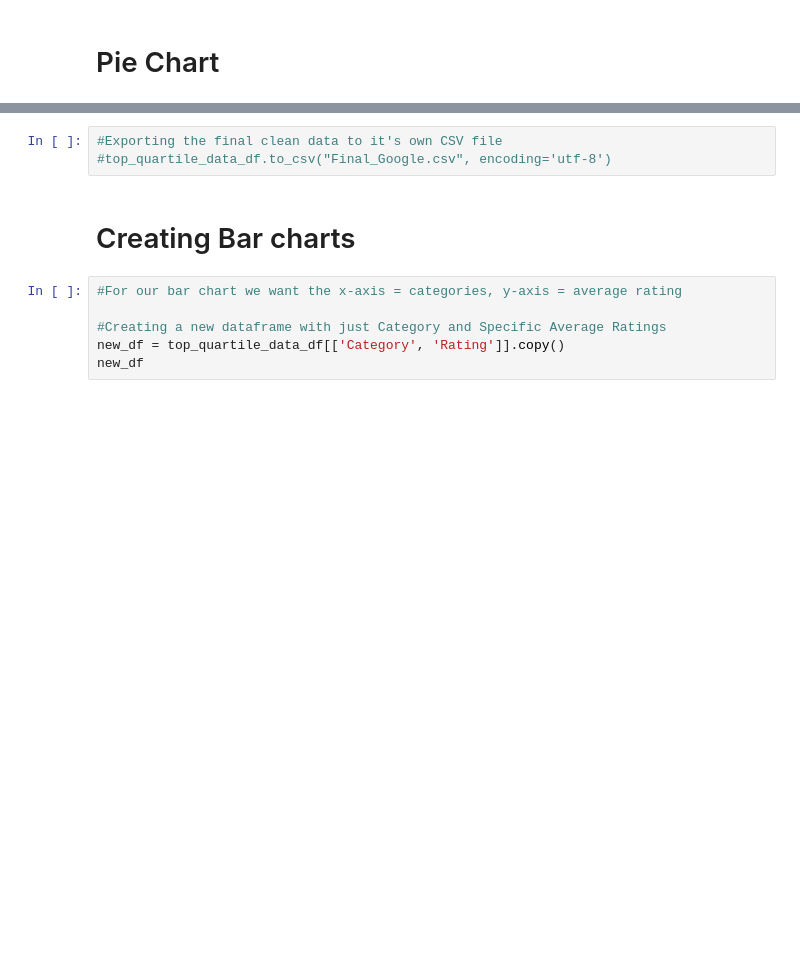
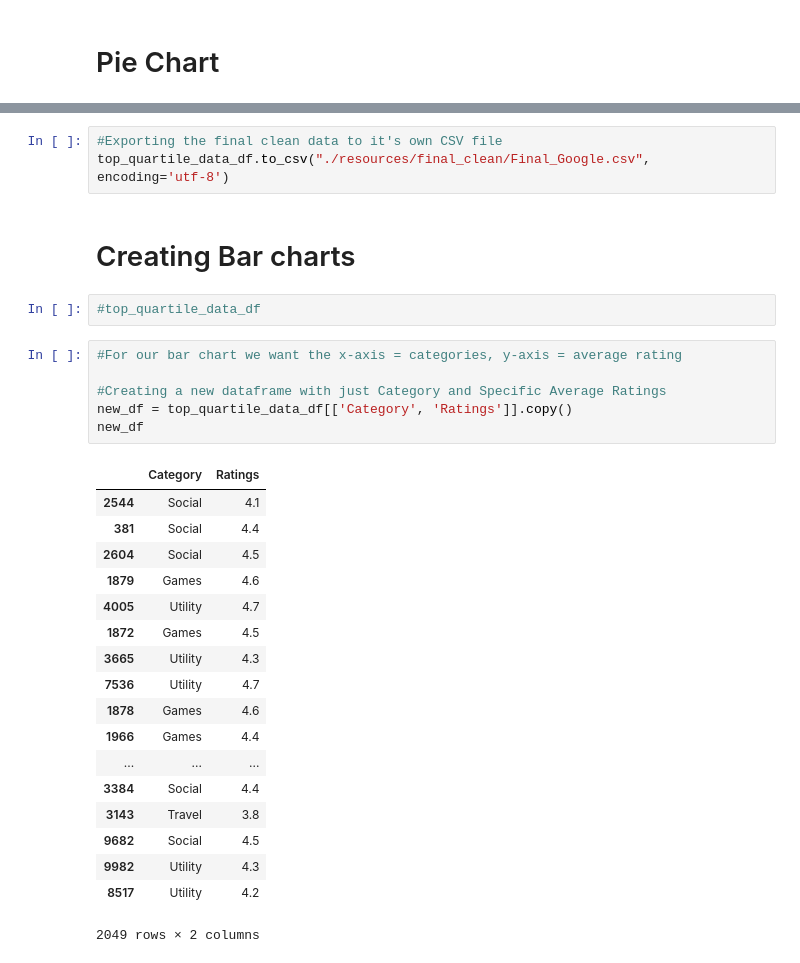
Before and after one commit to jhustles/twitterapi_app_store_ETL_analysis, a Jupyter notebook: Final_Google_PS_Code_DP.ipynb, the cells around one changed output, grey strips where cells are left out. Cells and saved outputs as stored; diff of their text form; blank space fills up the shorter version.

```diff
--- a/Final_Google_PS_Code_DP.ipynb
+++ b/Final_Google_PS_Code_DP.ipynb
@@ -358,14 +402,35 @@ plt.axis("equal")
 # %%
 #Exporting the final clean data to it's own CSV file
-#top_quartile_data_df.to_csv("Final_Google.csv", encoding='utf-8')
+top_quartile_data_df.to_csv("./resources/final_clean/Final_Google.csv", encoding='utf-8')
 # %% [markdown]
 # Creating Bar charts
+# %%
+#top_quartile_data_df
 # %%
 #For our bar chart we want the x-axis = categories, y-axis = average rating
 
 #Creating a new dataframe with just Category and Specific Average Ratings
-new_df = top_quartile_data_df[['Category', 'Rating']].copy()
+new_df = top_quartile_data_df[['Category', 'Ratings']].copy()
 new_df
+# %% [output]
+|  | Category | Ratings |
+| 2544 | Social | 4.1 |
+| 381 | Social | 4.4 |
+| 2604 | Social | 4.5 |
+| 1879 | Games | 4.6 |
+| 4005 | Utility | 4.7 |
+| 1872 | Games | 4.5 |
+| 3665 | Utility | 4.3 |
+| 7536 | Utility | 4.7 |
+| 1878 | Games | 4.6 |
+| 1966 | Games | 4.4 |
+| ... | ... | ... |
+| 3384 | Social | 4.4 |
+| 3143 | Travel | 3.8 |
+| 9682 | Social | 4.5 |
+| 9982 | Utility | 4.3 |
+| 8517 | Utility | 4.2 |
+2049 rows × 2 columns
 # %%
 #Finding the average for each category
 
```
Also changed, not shown: parts of 61 cells of this notebook, 5 other files.
